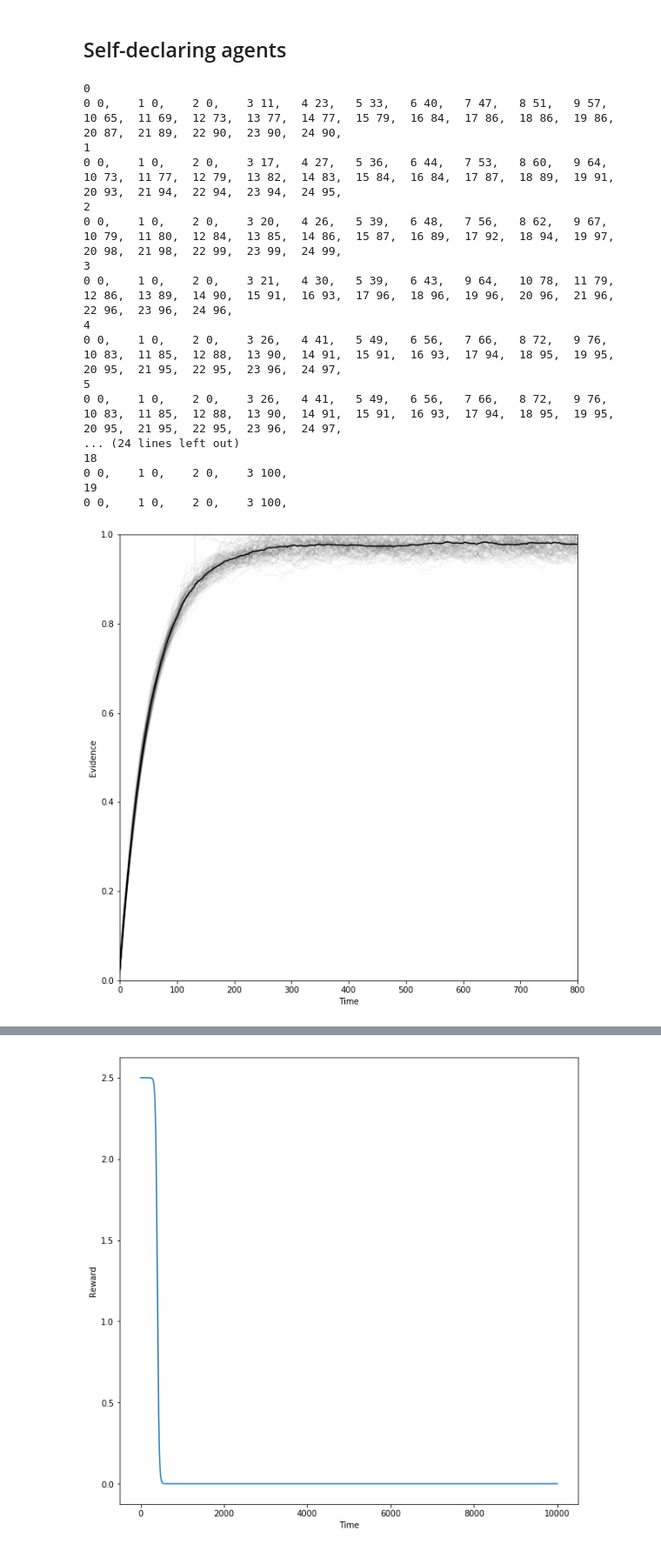
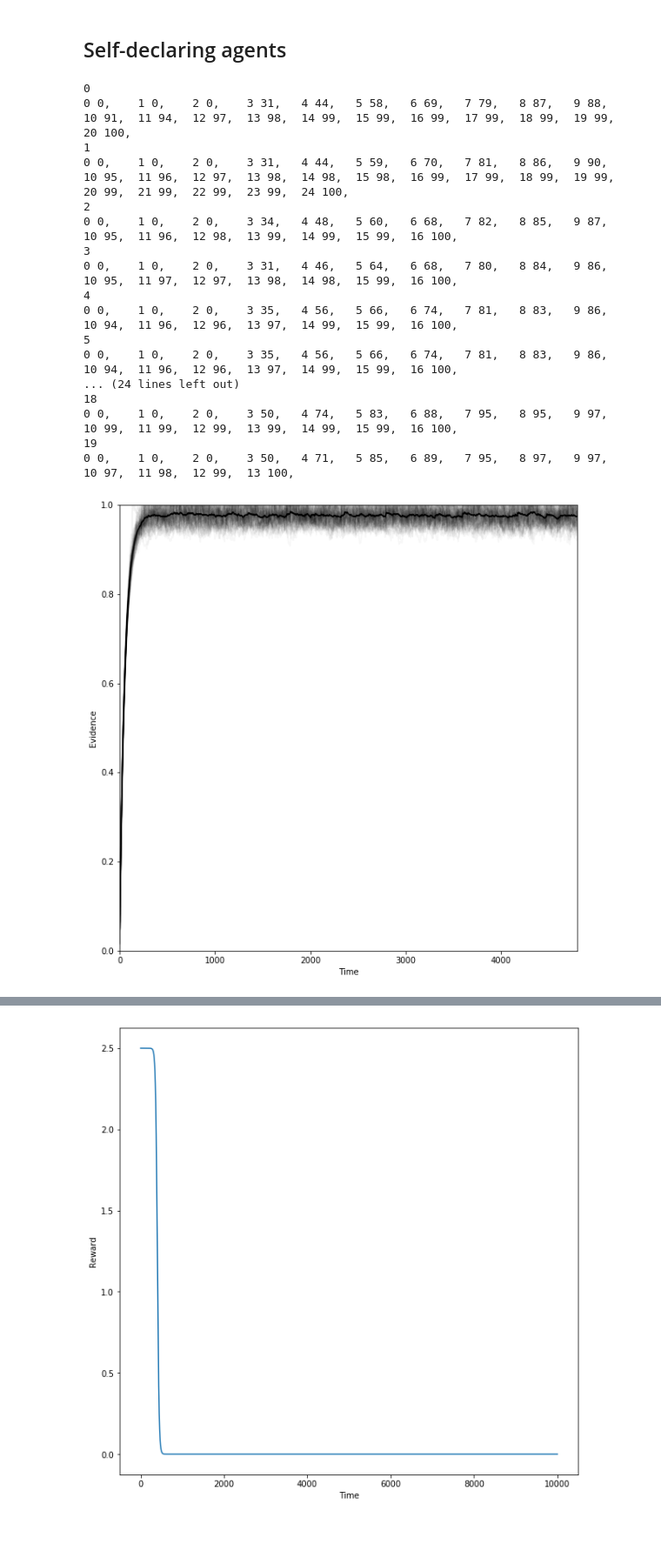
Before and after one commit to arindamsaha1507/QuorumSensing, a Jupyter notebook: Quorum_Unary.ipynb, the cells around one changed output, grey strips where cells are left out. Shown at 87% size. Saved outputs shown, nothing was run; the diff lists cells and outputs as text; code cells hidden in the pictures.

Commit message:
A more uniform way of decision making

```diff
--- a/Quorum_Unary.ipynb
+++ b/Quorum_Unary.ipynb
@@ -207,7 +207,7 @@ def simulate(para):
         for j in range(para['N']):
 
             if i%para['horizon'] == 0:
-                if D[j] == True or L[j]/norm_factor > para['threshold']:
+                if D[j] == True or abs(0.5*(U[j]+L[j]) - S[j].evidence)/norm_factor < 0.1*para['tolerance']:
                     Decision_Time[j] = i
                     Decision_Value[j] = S[j].evidence/norm_factor > para['threshold']
                     M = M.union({j})
@@ -282,42 +282,42 @@ plt.show()
 # %%
 pr = np.zeros(20)
 ti = np.zeros(20)
 de = np.zeros(20)
 
 for i in range(20):
     print()
     print(i)
     pp = 0.5+(0.5/20)*i
     pr[i] = pp
     np.random.seed(200)
     para = set_parameters(N=100, prob=pp, tolerance=0.05, horizon=400)
     output = simulate(para)
     ti[i] = max(output['decision_time'])
-    de[i] = sum(output['decision_time'])
+    de[i] = sum(output['decision_value'])
 
 set_plotter_axes((10,10), 'Time', 'Evidence')
 evidence_plotter(para['N'],output,'k','')
 plt.ylim((0,1))
 plt.show()
 # %% [output]
 0
-0 0,    1 0,    2 0,    3 11,   4 23,   5 33,   6 40,   7 47,   8 51,   9 57,   10 65,  11 69,  12 73,  13 77,  14 77,  15 79,  16 84,  17 86,  18 86,  19 86,  20 87,  21 89,  22 90,  23 90,  24 90,
+0 0,    1 0,    2 0,    3 31,   4 44,   5 58,   6 69,   7 79,   8 87,   9 88,   10 91,  11 94,  12 97,  13 98,  14 99,  15 99,  16 99,  17 99,  18 99,  19 99,  20 100,
 1
-0 0,    1 0,    2 0,    3 17,   4 27,   5 36,   6 44,   7 53,   8 60,   9 64,   10 73,  11 77,  12 79,  13 82,  14 83,  15 84,  16 84,  17 87,  18 89,  19 91,  20 93,  21 94,  22 94,  23 94,  24 95,
+0 0,    1 0,    2 0,    3 31,   4 44,   5 59,   6 70,   7 81,   8 86,   9 90,   10 95,  11 96,  12 97,  13 98,  14 98,  15 98,  16 99,  17 99,  18 99,  19 99,  20 99,  21 99,  22 99,  23 99,  24 100,
 2
-0 0,    1 0,    2 0,    3 20,   4 26,   5 39,   6 48,   7 56,   8 62,   9 67,   10 79,  11 80,  12 84,  13 85,  14 86,  15 87,  16 89,  17 92,  18 94,  19 97,  20 98,  21 98,  22 99,  23 99,  24 99,
+0 0,    1 0,    2 0,    3 34,   4 48,   5 60,   6 68,   7 82,   8 85,   9 87,   10 95,  11 96,  12 98,  13 99,  14 99,  15 99,  16 100,
 3
-0 0,    1 0,    2 0,    3 21,   4 30,   5 39,   6 43,   9 64,   10 78,  11 79,  12 86,  13 89,  14 90,  15 91,  16 93,  17 96,  18 96,  19 96,  20 96,  21 96,  22 96,  23 96,  24 96,
+0 0,    1 0,    2 0,    3 31,   4 46,   5 64,   6 68,   7 80,   8 84,   9 86,   10 95,  11 97,  12 97,  13 98,  14 98,  15 99,  16 100,
 4
-0 0,    1 0,    2 0,    3 26,   4 41,   5 49,   6 56,   7 66,   8 72,   9 76,   10 83,  11 85,  12 88,  13 90,  14 91,  15 91,  16 93,  17 94,  18 95,  19 95,  20 95,  21 95,  22 95,  23 96,  24 97,
+0 0,    1 0,    2 0,    3 35,   4 56,   5 66,   6 74,   7 81,   8 83,   9 86,   10 94,  11 96,  12 96,  13 97,  14 99,  15 99,  16 100,
 5
-0 0,    1 0,    2 0,    3 26,   4 41,   5 49,   6 56,   7 66,   8 72,   9 76,   10 83,  11 85,  12 88,  13 90,  14 91,  15 91,  16 93,  17 94,  18 95,  19 95,  20 95,  21 95,  22 95,  23 96,  24 97,
+0 0,    1 0,    2 0,    3 35,   4 56,   5 66,   6 74,   7 81,   8 83,   9 86,   10 94,  11 96,  12 96,  13 97,  14 99,  15 99,  16 100,
 ... (24 lines left out)
 18
-0 0,    1 0,    2 0,    3 100,
+0 0,    1 0,    2 0,    3 50,   4 74,   5 83,   6 88,   7 95,   8 95,   9 97,   10 99,  11 99,  12 99,  13 99,  14 99,  15 99,  16 100,
 19
-0 0,    1 0,    2 0,    3 100,
+0 0,    1 0,    2 0,    3 50,   4 71,   5 85,   6 89,   7 95,   8 97,   9 97,   10 97,  11 98,  12 99,  13 100,
-[figure, old version]
+[figure, new version]
 # %%
 set_plotter_axes((10,10), 'Prior', 'Time Taken')
 plt.plot(pr,ti)
```
Also changed, not shown: parts of 2 cells of this notebook.
